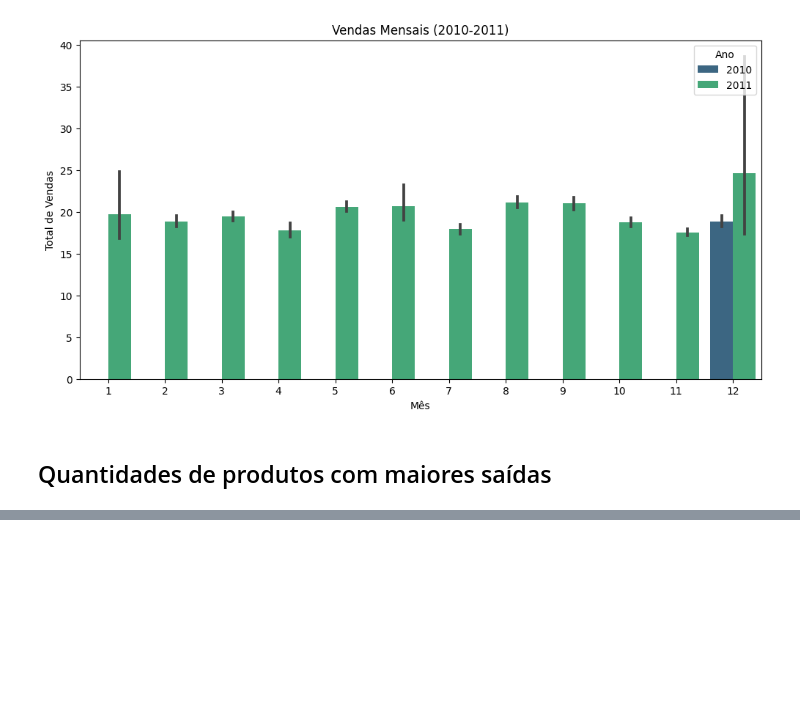
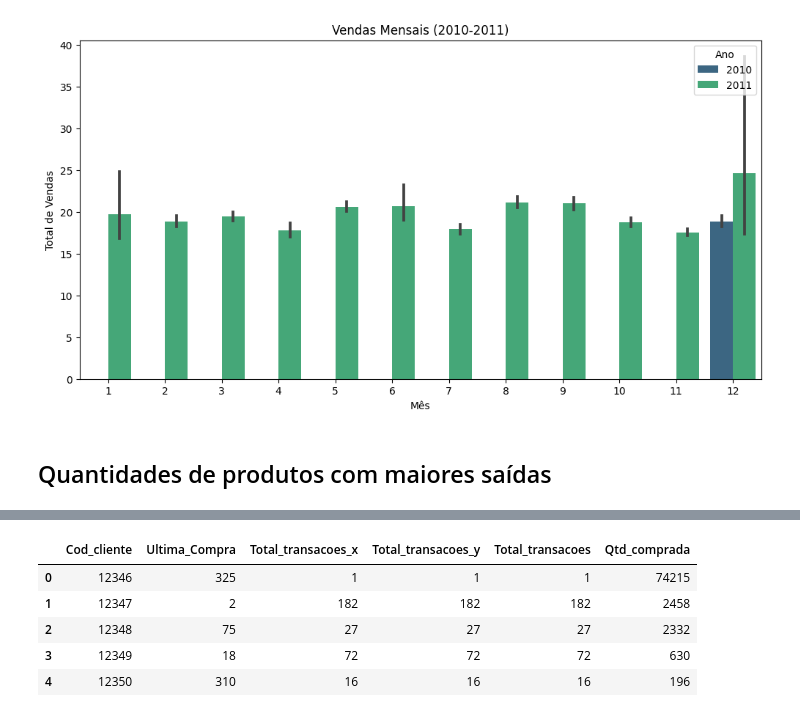
Before and after one commit to alyssonmontovanelli/segmentacao_Clientes_Ecomerce, a Jupyter notebook: EDA/02_EDA_Eng_Atributos_2.ipynb, the cells around one changed output, grey strips where cells are left out. Saved outputs shown, nothing was run; the diff lists cells and outputs as text; code cells hidden in the pictures; blank space fills up the shorter version.

```diff
--- a/EDA/02_EDA_Eng_Atributos_2.ipynb
+++ b/EDA/02_EDA_Eng_Atributos_2.ipynb
@@ -179,0 +233,12 @@ dados_clientes.head()
+# %%
+# Junção dos 2 DF's e merge com o DF principal
+dados_clientes = pd.merge(dados_clientes, total_transacoes, on='Cod_cliente')
+dados_clientes = pd.merge(dados_clientes, total_quantidade, on='Cod_cliente')
+dados_clientes.head()
+# %% [output]
+|  | Cod_cliente | Ultima_Compra | Total_transacoes_x | Total_transacoes_y | Total_transacoes | Qtd_comprada |
+| 0 | 12346 | 325 | 1 | 1 | 1 | 74215 |
+| 1 | 12347 | 2 | 182 | 182 | 182 | 2458 |
+| 2 | 12348 | 75 | 27 | 27 | 27 | 2332 |
+| 3 | 12349 | 18 | 72 | 72 | 72 | 630 |
+| 4 | 12350 | 310 | 16 | 16 | 16 | 196 |
```
Also changed, not shown: parts of 32 cells of this notebook.
